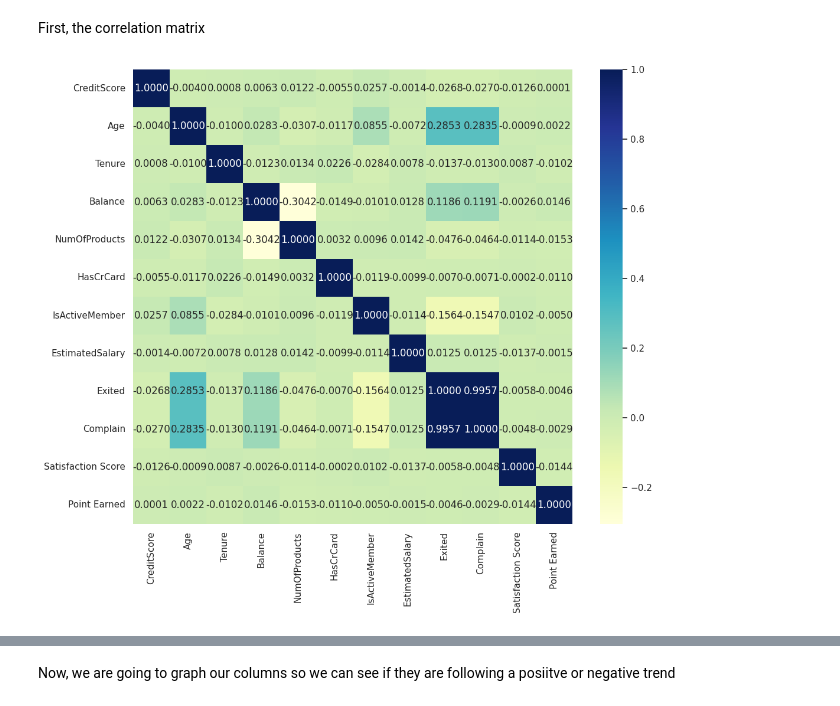
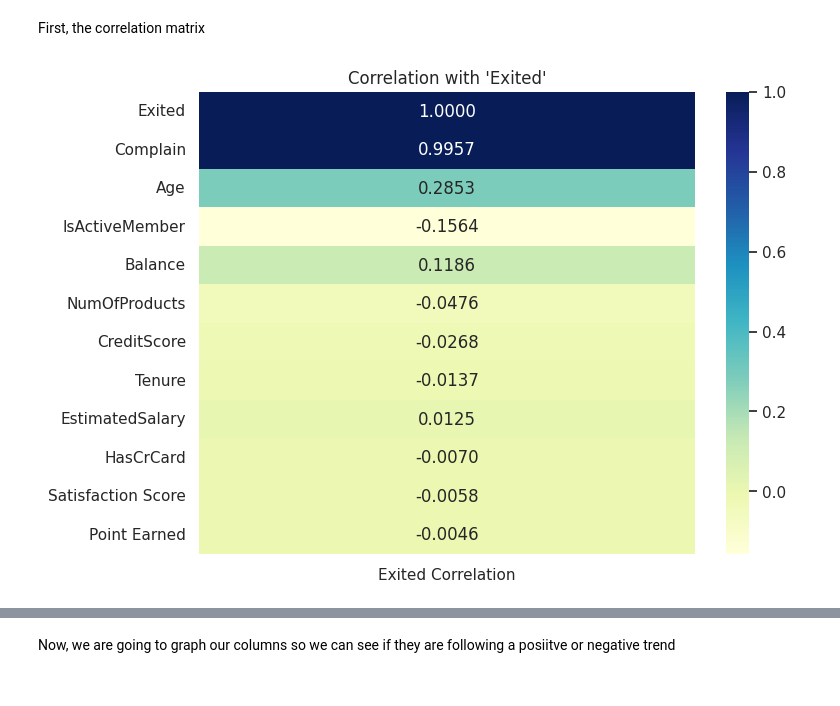
Before and after one commit to Jowayria-27/Artifical-Intelligence-Project, a Jupyter notebook: Customer_Churn.ipynb, the cells around one changed output, grey strips where cells are left out. Saved outputs shown, nothing was run; the diff lists cells and outputs as text; code cells hidden in the pictures.

```diff
--- a/Customer_Churn.ipynb
+++ b/Customer_Churn.ipynb
@@ -333,17 +333,29 @@ First, the correlation matrix
 # %%
 import matplotlib.pyplot as plt
 import seaborn as sns
 
 # Calculate the correlation matrix
 corr = df.corr(numeric_only=True)
 
+# Filter for the "exited" column and sort by absolute value
+exited_corr = corr["Exited"].sort_values(ascending=False, key=abs)
+
 # Set up the figure size
-plt.figure(figsize=(12, 10))  # Adjust the width and height as needed
+plt.figure(figsize=(8, 6))  # Adjust width and height as needed
 
-# Plot the heatmap
-sns.heatmap(corr, annot=True, cmap='YlGnBu', fmt=".4f")
+# Plot the heatmap for the "exited" correlations
+sns.heatmap(
+    exited_corr.to_frame(),
+    annot=True,
+    cmap='YlGnBu',
+    fmt=".4f",
+    cbar=True,
+    xticklabels=["Exited Correlation"],
+    yticklabels=exited_corr.index
+)
 
 # Show the plot
+plt.title("Correlation with 'Exited'")
 plt.show()
 # %% [output]
-[figure, old version]
+[figure, new version]
```
Also changed, not shown: parts of 26 cells of this notebook.
